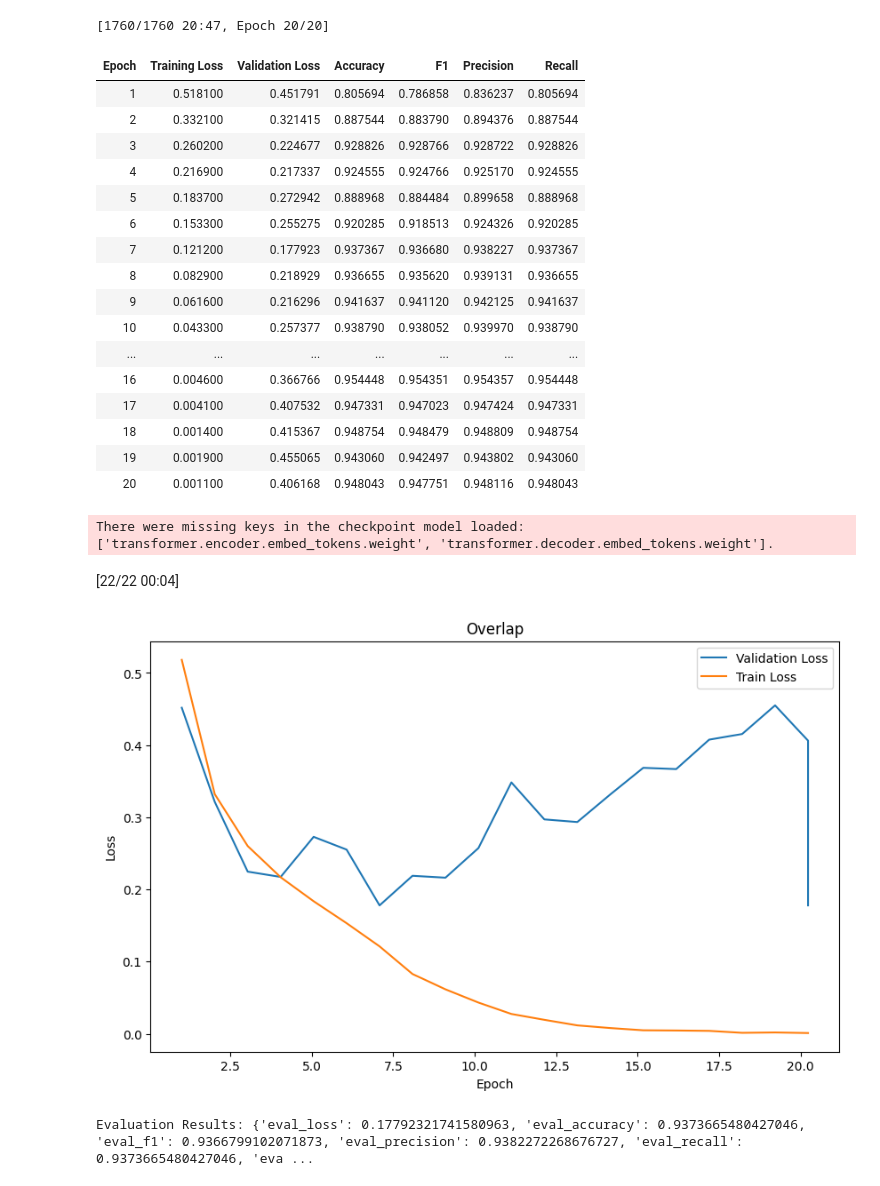
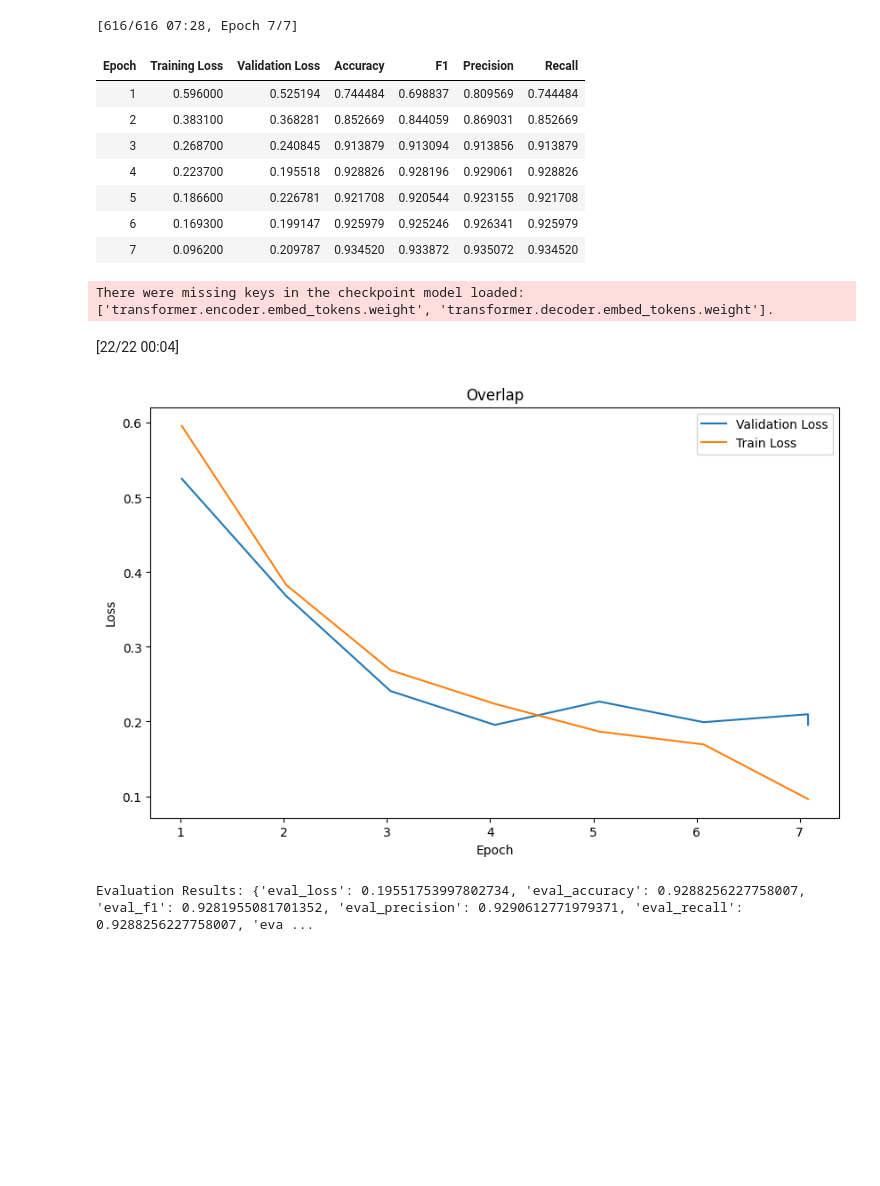
Before and after one commit to NBandemer/capstone-mayo, a Jupyter notebook: T5_model.ipynb, the cells around one changed output. Drawn from its saved outputs; the diff is of its cells as text; code cells hidden in the pictures; blank space fills up the shorter version.

Commit message:
test data results

```diff
--- a/T5_model.ipynb
+++ b/T5_model.ipynb
@@ -370,7 +366,7 @@ os.makedirs(epoch_logs, exist_ok=True)
 training_args = TrainingArguments(
     output_dir= epoch_logs,  # change to epoch log directory, convert to a text
     logging_strategy='epoch',  # characterize as epoch
-    num_train_epochs=20, # have high epoch
+    num_train_epochs=7, # have high epoch
     #per_device_train_batch_size=64,  # cpu constraint,  64 approp
     per_device_train_batch_size=64, #reduced batch sie
     per_device_eval_batch_size=64,  # gradient accum if batch size of two, 64 approp
@@ -378,7 +374,7 @@ training_args = TrainingArguments(
     warmup_steps=500,
     weight_decay=1e-5,
     logging_dir= tensor_logs,  # change to tensor logs
-    eval_steps=100,
+    #eval_steps=100,
     evaluation_strategy="epoch",
     #accumulate gradients over 4 steps
     #gradient_accumulation_steps = 4
@@ -394,49 +390,40 @@ trainer = Trainer(
     train_dataset=train_dataset,
     eval_dataset=val_dataset,
     compute_metrics=compute_metrics,
     #callbacks=[EarlyStoppingCallback(early_stopping_patience=3)], # 3 is a balance between giving the model enough chance  to improve and stopping early enough to prevent overfitting and unnecessary computation
 )
 
 # train the model
 trainer.train()
 
 # evaluate the model
 evaluation_results = trainer.evaluate()
 
 #readable results
 steps_per_epoch = len(train_dataset) // training_args.per_device_train_batch_size
 latest_checkpoint = get_latest_checkpoint(epoch_logs) # latest checkpoint update to csv
 json_path = os.path.join(latest_checkpoint, 'trainer_state.json')
 save_metrics_to_csv(json_path, 'eval_metric.csv') #update metrics
 plot_metric_from_tensor(tensor_logs, 'graphs', steps_per_epoch)
 
 save_directory = "/content/drive/MyDrive/Colab Notebooks/Capstone/t5"
 
 os.makedirs(save_directory, exist_ok=True)
 model.save_pretrained(save_directory)
 tokenizer.save_pretrained(save_directory)
 
 print("Evaluation Results:", evaluation_results)
 # %% [output]
-[1760/1760 20:47, Epoch 20/20]
+[616/616 07:28, Epoch 7/7]
 | Epoch | Training Loss | Validation Loss | Accuracy | F1 | Precision | Recall |
-| 1 | 0.518100 | 0.451791 | 0.805694 | 0.786858 | 0.836237 | 0.805694 |
-| 2 | 0.332100 | 0.321415 | 0.887544 | 0.883790 | 0.894376 | 0.887544 |
-| 3 | 0.260200 | 0.224677 | 0.928826 | 0.928766 | 0.928722 | 0.928826 |
-| 4 | 0.216900 | 0.217337 | 0.924555 | 0.924766 | 0.925170 | 0.924555 |
-| 5 | 0.183700 | 0.272942 | 0.888968 | 0.884484 | 0.899658 | 0.888968 |
-| 6 | 0.153300 | 0.255275 | 0.920285 | 0.918513 | 0.924326 | 0.920285 |
-| 7 | 0.121200 | 0.177923 | 0.937367 | 0.936680 | 0.938227 | 0.937367 |
-| 8 | 0.082900 | 0.218929 | 0.936655 | 0.935620 | 0.939131 | 0.936655 |
-| 9 | 0.061600 | 0.216296 | 0.941637 | 0.941120 | 0.942125 | 0.941637 |
-| 10 | 0.043300 | 0.257377 | 0.938790 | 0.938052 | 0.939970 | 0.938790 |
-| ... | ... | ... | ... | ... | ... | ... |
-| 16 | 0.004600 | 0.366766 | 0.954448 | 0.954351 | 0.954357 | 0.954448 |
-| 17 | 0.004100 | 0.407532 | 0.947331 | 0.947023 | 0.947424 | 0.947331 |
-| 18 | 0.001400 | 0.415367 | 0.948754 | 0.948479 | 0.948809 | 0.948754 |
-| 19 | 0.001900 | 0.455065 | 0.943060 | 0.942497 | 0.943802 | 0.943060 |
-| 20 | 0.001100 | 0.406168 | 0.948043 | 0.947751 | 0.948116 | 0.948043 |
+| 1 | 0.596000 | 0.525194 | 0.744484 | 0.698837 | 0.809569 | 0.744484 |
+| 2 | 0.383100 | 0.368281 | 0.852669 | 0.844059 | 0.869031 | 0.852669 |
+| 3 | 0.268700 | 0.240845 | 0.913879 | 0.913094 | 0.913856 | 0.913879 |
+| 4 | 0.223700 | 0.195518 | 0.928826 | 0.928196 | 0.929061 | 0.928826 |
+| 5 | 0.186600 | 0.226781 | 0.921708 | 0.920544 | 0.923155 | 0.921708 |
+| 6 | 0.169300 | 0.199147 | 0.925979 | 0.925246 | 0.926341 | 0.925979 |
+| 7 | 0.096200 | 0.209787 | 0.934520 | 0.933872 | 0.935072 | 0.934520 |
 There were missing keys in the checkpoint model loaded: ['transformer.encoder.embed_tokens.weight', 'transformer.decoder.embed_tokens.weight'].
 [22/22 00:04]
-[figure, old version]
+[figure, new version]
-Evaluation Results: {'eval_loss': 0.17792321741580963, 'eval_accuracy': 0.9373665480427046, 'eval_f1': 0.9366799102071873, 'eval_precision': 0.9382272268676727, 'eval_recall': 0.9373665480427046, 'eva ...
+Evaluation Results: {'eval_loss': 0.19551753997802734, 'eval_accuracy': 0.9288256227758007, 'eval_f1': 0.9281955081701352, 'eval_precision': 0.9290612771979371, 'eval_recall': 0.9288256227758007, 'eva ...
```
Also changed, not shown: parts of 6 cells of this notebook.
